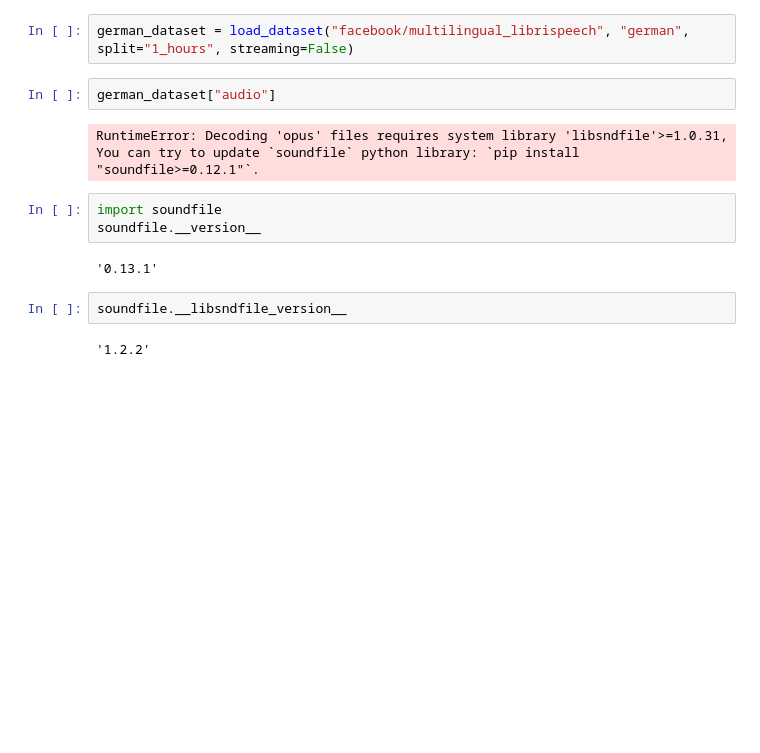
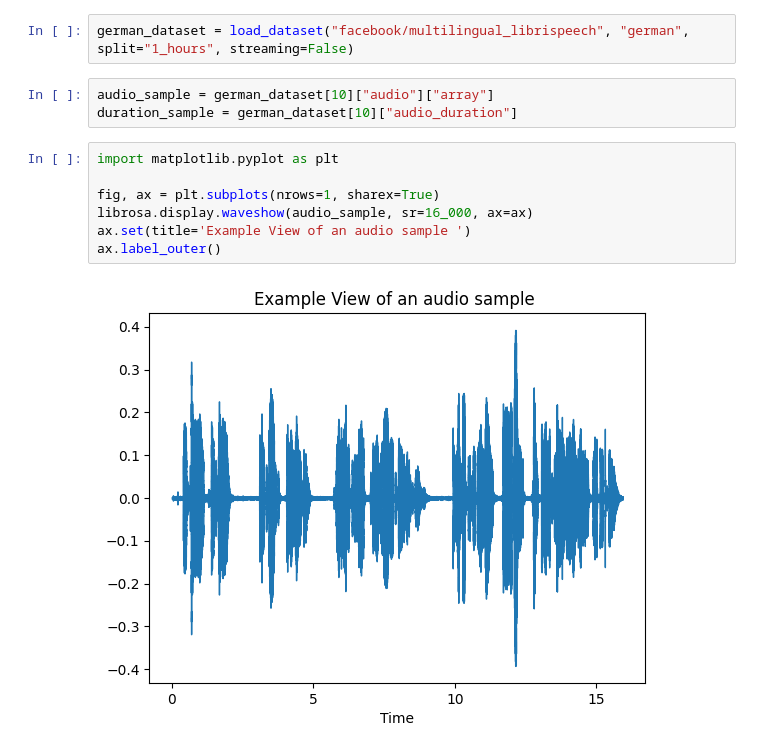
Before and after one commit to Leonardodeheinz/GermanTTS, a Jupyter notebook: Data/first_look_data.ipynb, the cells around one changed output. Saved outputs shown, nothing was run; the diff lists cells and outputs as text; blank space fills up the shorter version.

Commit message:
* create mel-spectogramm example,needed for training
* first look at training, open what is necessary

```diff
--- a/Data/first_look_data.ipynb
+++ b/Data/first_look_data.ipynb
@@ -17,16 +17,15 @@ each indiduval Language: ['dutch', 'french', 'german', 'italian', 'polish', 'por
 each split option for each language: ['dev', 'test', 'train', '9_hours', '1_hours']
 # %%
 german_dataset = load_dataset("facebook/multilingual_librispeech", "german", split="1_hours", streaming=False)
-# %%
-german_dataset["audio"]
-# %% [output]
-RuntimeError: Decoding 'opus' files requires system library 'libsndfile'>=1.0.31, You can try to update `soundfile` python library: `pip install "soundfile>=0.12.1"`.
-# %%
-import soundfile
-soundfile.__version__
-# %% [output]
-'0.13.1'
-# %%
-soundfile.__libsndfile_version__
-# %% [output]
-'1.2.2'
+# %%
+audio_sample = german_dataset[10]["audio"]["array"]
+duration_sample = german_dataset[10]["audio_duration"]
+# %%
+import matplotlib.pyplot as plt
+
+fig, ax = plt.subplots(nrows=1, sharex=True)
+librosa.display.waveshow(audio_sample, sr=16_000, ax=ax)
+ax.set(title='Example View of an audio sample ')
+ax.label_outer()
+# %% [output]
+[figure, added]
```
Also changed, not shown: parts of 1 cell of this notebook, 2 other files.
